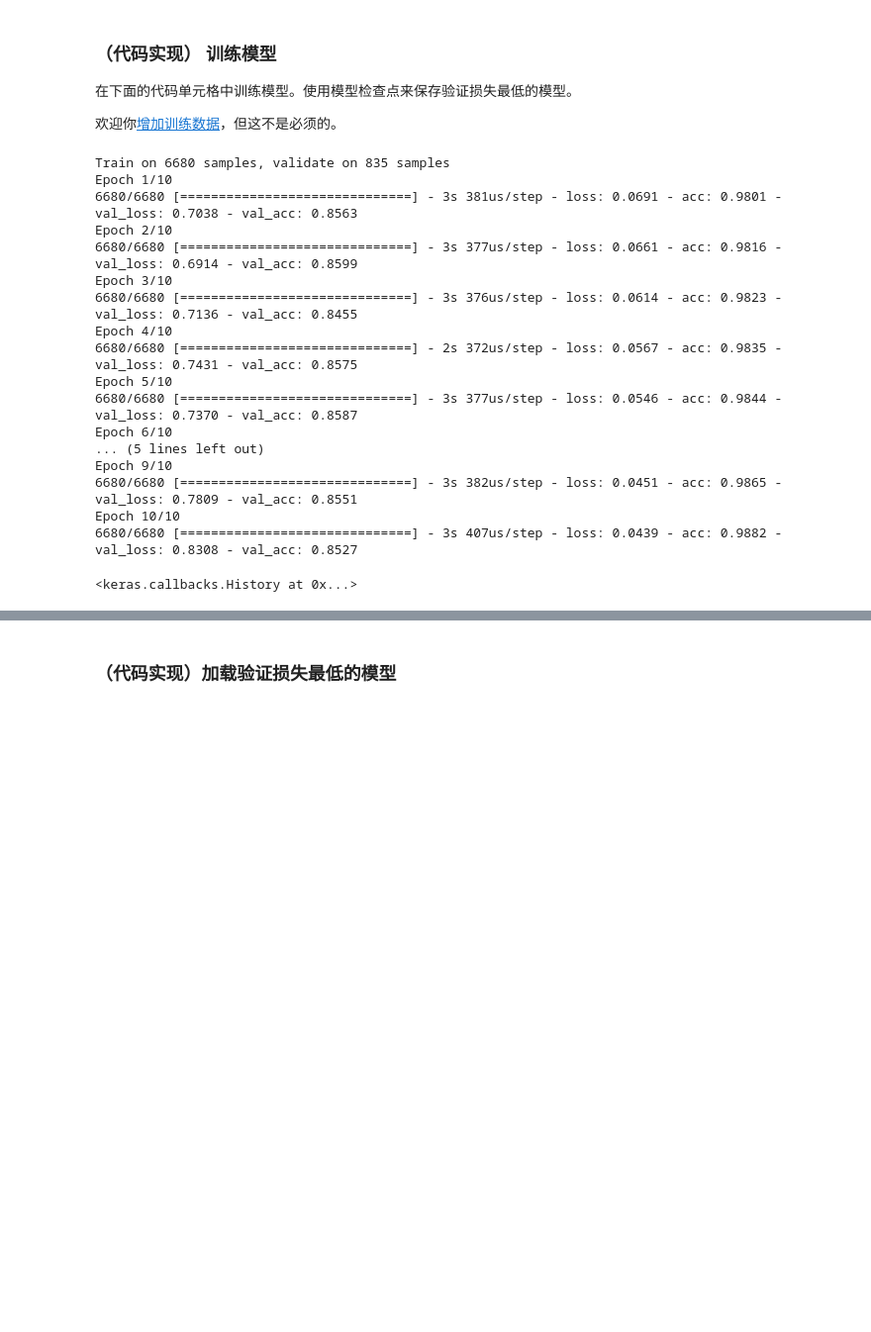
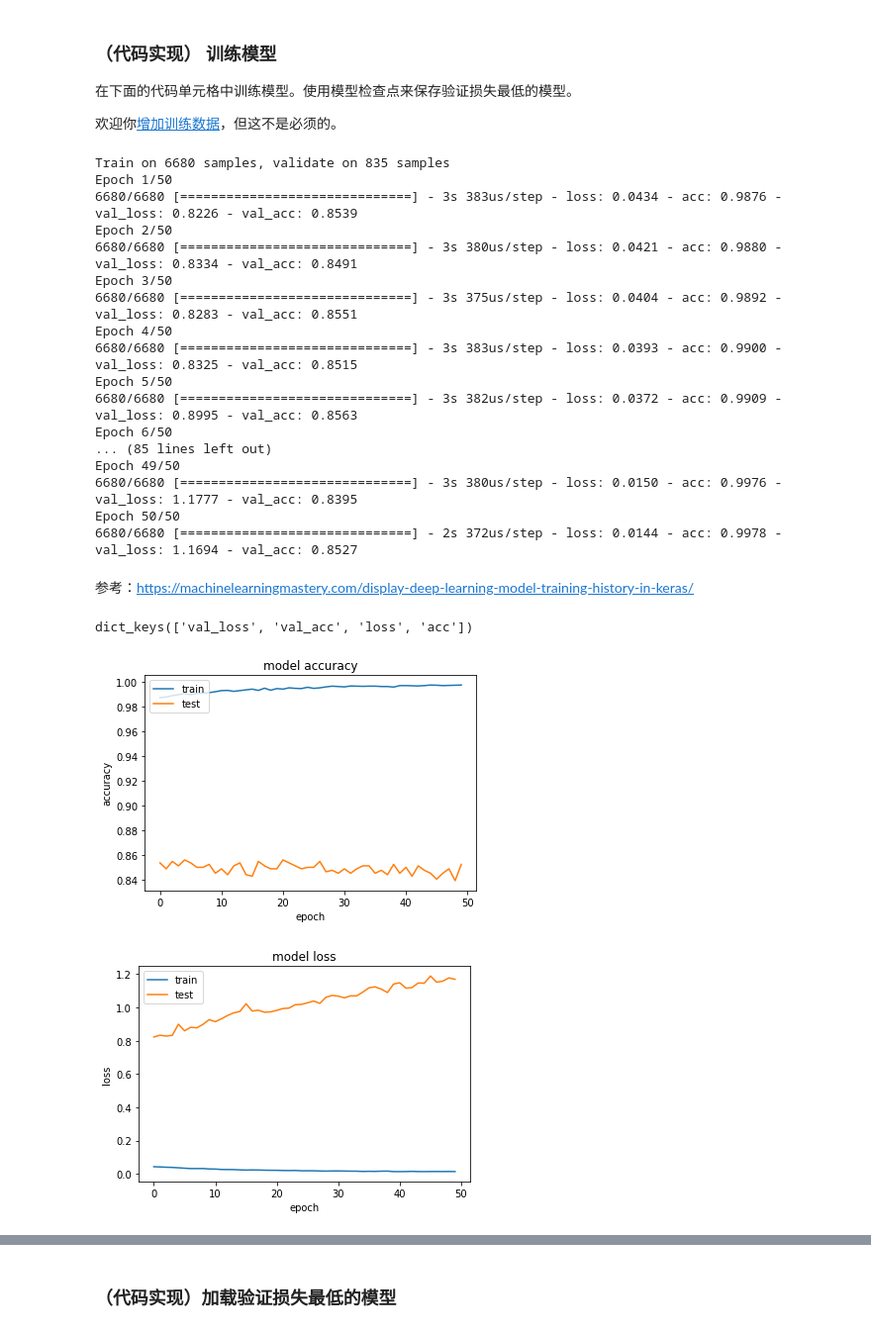
Before and after one commit to ddhgy/DogBreedClassifier, a Jupyter notebook: dog_app-zh.ipynb, the cells around one changed output, grey strips where cells are left out. Shown at 99% size. Saved outputs shown, nothing was run; the diff lists cells and outputs as text; code cells hidden in the pictures; blank space fills up the shorter version.

```diff
--- a/dog_app-zh.ipynb
+++ b/dog_app-zh.ipynb
@@ -634,25 +703,49 @@ Xception_model.compile(loss='categorical_crossentropy', optimizer='rmsprop', met
 checkpointer = ModelCheckpoint(filepath='saved_models/weights.best.Xception.hdf5',
                                verbose=1, save_best_only=True)
 
-Xception_model.fit(train_Xception, train_targets,
+history=Xception_model.fit(train_Xception, train_targets,
           validation_data=(valid_Xception, valid_targets),
-          epochs=10, batch_size=20, callbacks=[checkpointer], verbose=1)
+          epochs=50, batch_size=20, callbacks=[checkpointer], verbose=1)
 # %% [output]
 Train on 6680 samples, validate on 835 samples
-Epoch 1/10
-6680/6680 [==============================] - 3s 381us/step - loss: 0.0691 - acc: 0.9801 - val_loss: 0.7038 - val_acc: 0.8563
-Epoch 2/10
-6680/6680 [==============================] - 3s 377us/step - loss: 0.0661 - acc: 0.9816 - val_loss: 0.6914 - val_acc: 0.8599
-Epoch 3/10
-6680/6680 [==============================] - 3s 376us/step - loss: 0.0614 - acc: 0.9823 - val_loss: 0.7136 - val_acc: 0.8455
-Epoch 4/10
-6680/6680 [==============================] - 2s 372us/step - loss: 0.0567 - acc: 0.9835 - val_loss: 0.7431 - val_acc: 0.8575
-Epoch 5/10
-6680/6680 [==============================] - 3s 377us/step - loss: 0.0546 - acc: 0.9844 - val_loss: 0.7370 - val_acc: 0.8587
-Epoch 6/10
-... (5 lines left out)
-Epoch 9/10
-6680/6680 [==============================] - 3s 382us/step - loss: 0.0451 - acc: 0.9865 - val_loss: 0.7809 - val_acc: 0.8551
-Epoch 10/10
-6680/6680 [==============================] - 3s 407us/step - loss: 0.0439 - acc: 0.9882 - val_loss: 0.8308 - val_acc: 0.8527
+Epoch 1/50
+6680/6680 [==============================] - 3s 383us/step - loss: 0.0434 - acc: 0.9876 - val_loss: 0.8226 - val_acc: 0.8539
+Epoch 2/50
+6680/6680 [==============================] - 3s 380us/step - loss: 0.0421 - acc: 0.9880 - val_loss: 0.8334 - val_acc: 0.8491
+Epoch 3/50
+6680/6680 [==============================] - 3s 375us/step - loss: 0.0404 - acc: 0.9892 - val_loss: 0.8283 - val_acc: 0.8551
+Epoch 4/50
+6680/6680 [==============================] - 3s 383us/step - loss: 0.0393 - acc: 0.9900 - val_loss: 0.8325 - val_acc: 0.8515
+Epoch 5/50
+6680/6680 [==============================] - 3s 382us/step - loss: 0.0372 - acc: 0.9909 - val_loss: 0.8995 - val_acc: 0.8563
+Epoch 6/50
+... (85 lines left out)
+Epoch 49/50
+6680/6680 [==============================] - 3s 380us/step - loss: 0.0150 - acc: 0.9976 - val_loss: 1.1777 - val_acc: 0.8395
+Epoch 50/50
+6680/6680 [==============================] - 2s 372us/step - loss: 0.0144 - acc: 0.9978 - val_loss: 1.1694 - val_acc: 0.8527
-<keras.callbacks.History at 0x...>
+# %% [markdown]
+参考：https://machinelearningmastery.com/display-deep-learning-model-training-history-in-keras/
+# %%
+# list all data in history
+print(history.history.keys())
+# summarize history for accuracy
+plt.plot(history.history['acc'])
+plt.plot(history.history['val_acc'])
+plt.title('model accuracy')
+plt.ylabel('accuracy')
+plt.xlabel('epoch')
+plt.legend(['train', 'test'], loc='upper left')
+plt.show()
+# summarize history for loss
+plt.plot(history.history['loss'])
+plt.plot(history.history['val_loss'])
+plt.title('model loss')
+plt.ylabel('loss')
+plt.xlabel('epoch')
+plt.legend(['train', 'test'], loc='upper left')
+plt.show()
+# %% [output]
+dict_keys(['val_loss', 'val_acc', 'loss', 'acc'])
+[figure, added]
+[figure, added]
```
Also changed, not shown: parts of 15 cells of this notebook, 2 other files.
